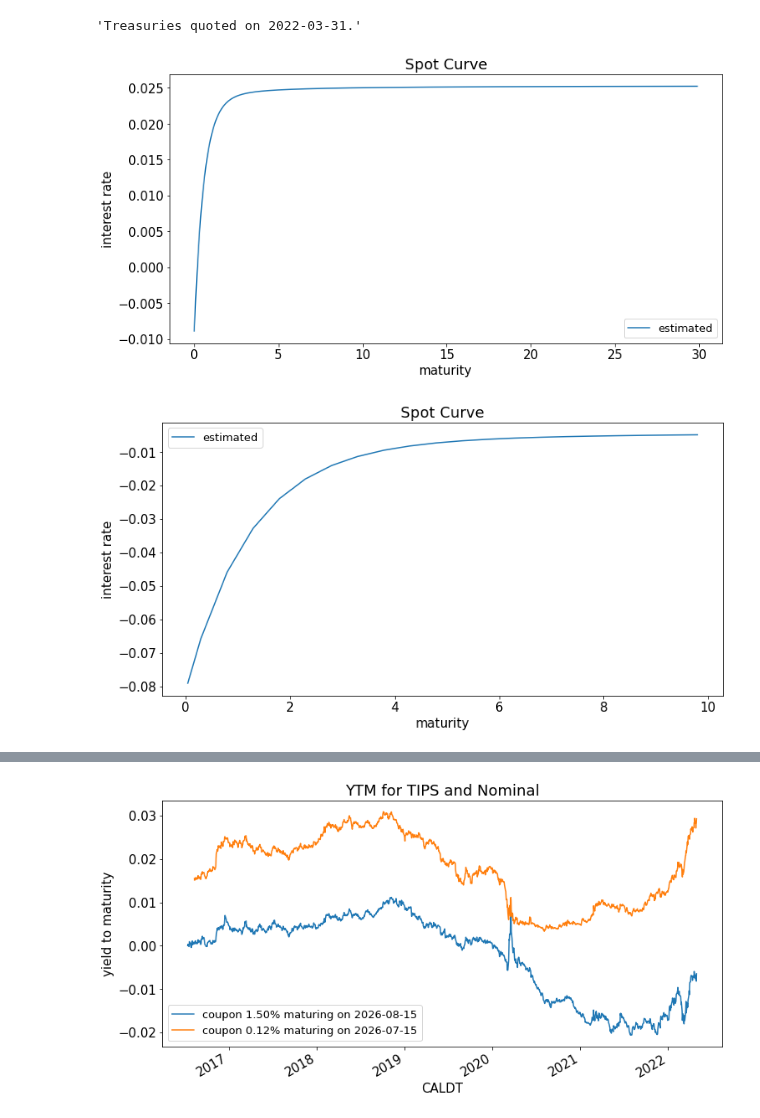
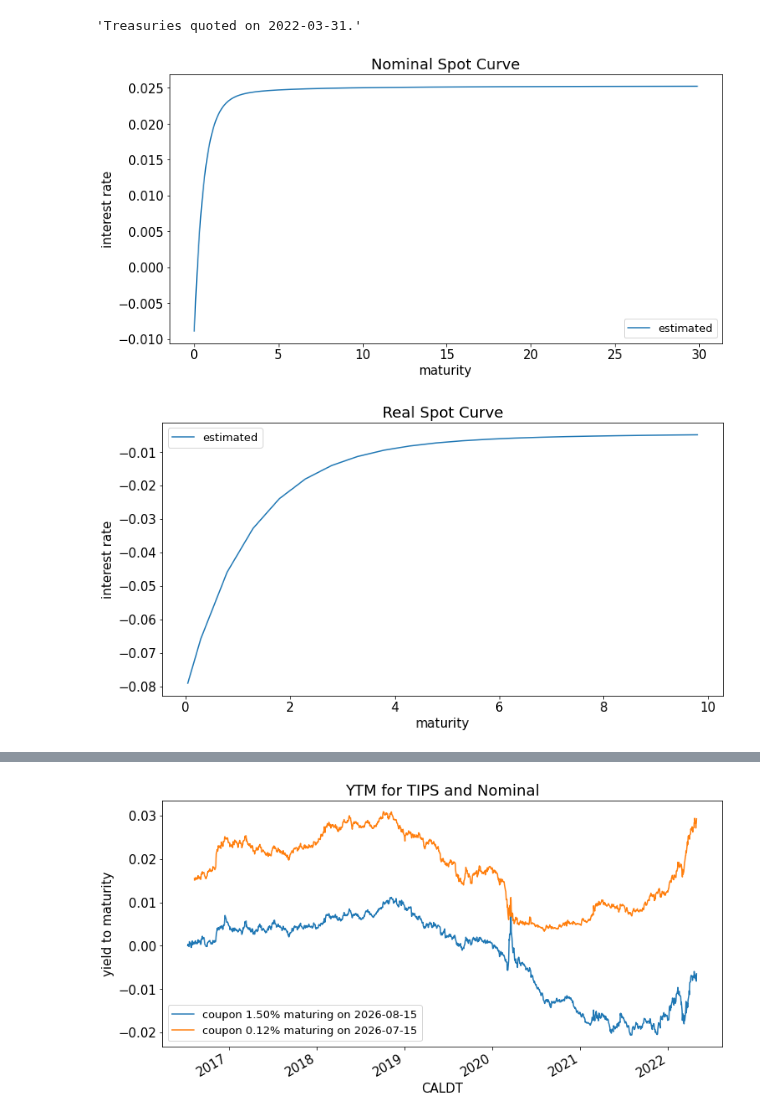
Before and after one commit to MarkHendricks/drw-markets, a Jupyter notebook: notebooks/A.5. Inflation.ipynb, the cells around one changed output, grey strips where cells are left out. Cells and saved outputs as stored; diff of their text form; code cells hidden in the pictures.

```diff
--- a/notebooks/A.5. Inflation.ipynb
+++ b/notebooks/A.5. Inflation.ipynb
@@ -257,35 +257,35 @@ display(f'Treasuries quoted on {QUOTE_DATE}.')
 MODEL = bootstrap
 
 RESTRICT_YLD = True
 RESTRICT_TIPS = True
 
 RESTRICT_DTS_MATURING = False
 RESTRICT_REDUNDANT = False
 
 data = filter_treasuries(rawdata, t_date=t_current, filter_yld = RESTRICT_YLD, filter_tips = RESTRICT_TIPS, drop_duplicate_maturities=RESTRICT_REDUNDANT)
 
 CF = filter_treasury_cashflows(calc_cashflows(data),filter_maturity_dates=RESTRICT_DTS_MATURING)
 
 prices = metrics['price'][CF.index]
 
 params = estimate_rate_curve(nelson_siegel,CF,t_current,prices)
 if MODEL == nelson_siegel_extended:
     x0 = np.concatenate((params_NS,(1,1)))
     params = estimate_rate_curve(nelson_siegel_extended,CF,t_current,prices,x0=x0)
 
 maturity_grid = get_maturity_delta(CF.columns,t_current)
 curve = nelson_siegel(params,maturity_grid)
 
 curves_nominal = pd.DataFrame(index = maturity_grid)
 if MODEL == nelson_siegel_extended:
     curves_nominal['estimated']= nelson_siegel_extended(params,maturity_grid)
 else:
     curves_nominal['estimated'] = nelson_siegel(params,maturity_grid)
 
-curves_nominal.plot(xlabel='maturity',ylabel='interest rate',title='Spot Curve')
+curves_nominal.plot(xlabel='maturity',ylabel='interest rate',title='Nominal Spot Curve')
 plt.show()
 # %% [output]
-[figure, old version]
+[figure, new version]
 # %%
 MODEL = nelson_siegel
 
@@ -315,10 +315,10 @@ curve = MODEL(params,maturity_grid)
 curves_tips = pd.DataFrame(index = maturity_grid)
 curves_tips['estimated']= MODEL(params,maturity_grid)
 
-curves_tips.plot(xlabel='maturity',ylabel='interest rate',title='Spot Curve')
+curves_tips.plot(xlabel='maturity',ylabel='interest rate',title='Real Spot Curve')
 plt.show()
 # %% [output]
-[figure, old version]
+[figure, new version]
 # %%
 mets = metrics.loc[data.index,:]
 mat_interval = pd.Series(index=CF.columns, data=get_maturity_delta(CF.columns,t_current=t_current))
```
Also changed, not shown: parts of 1 cell of this notebook, 11 other files.
